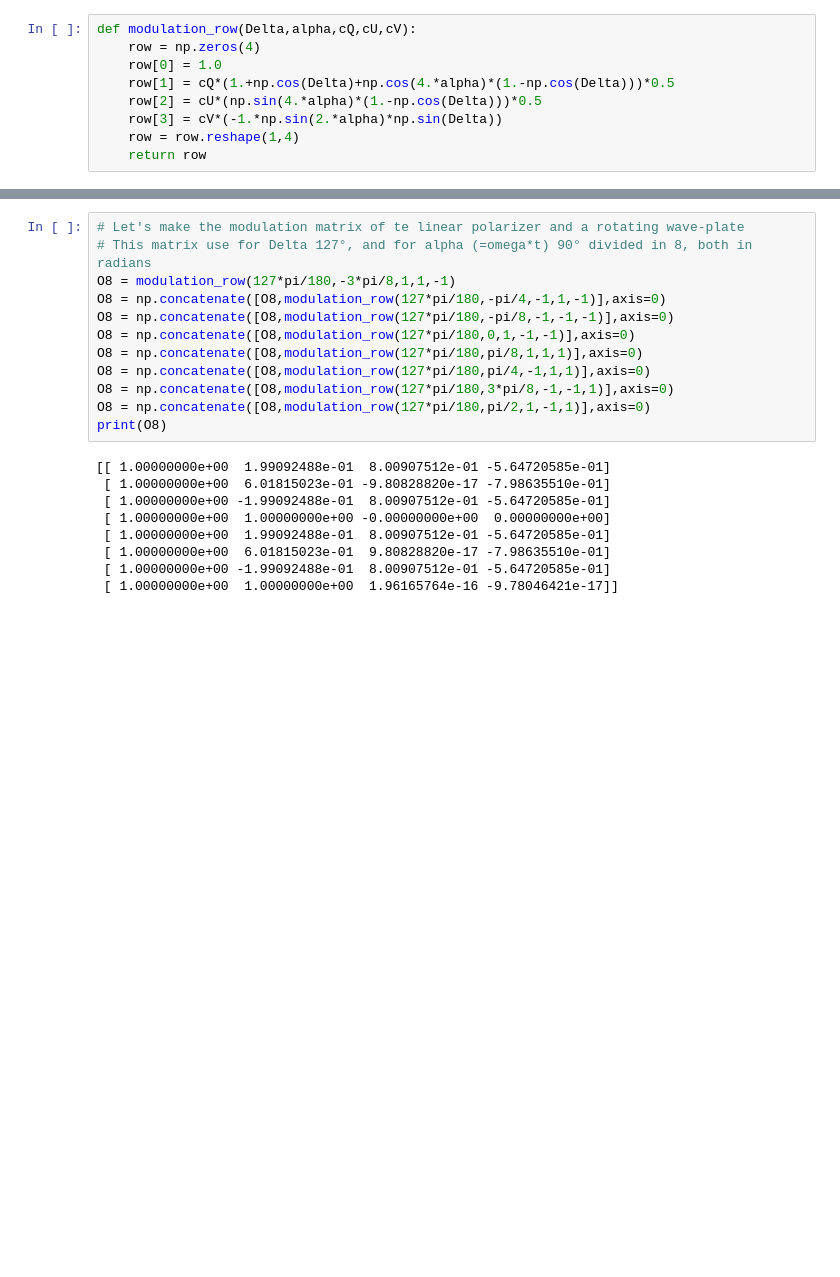
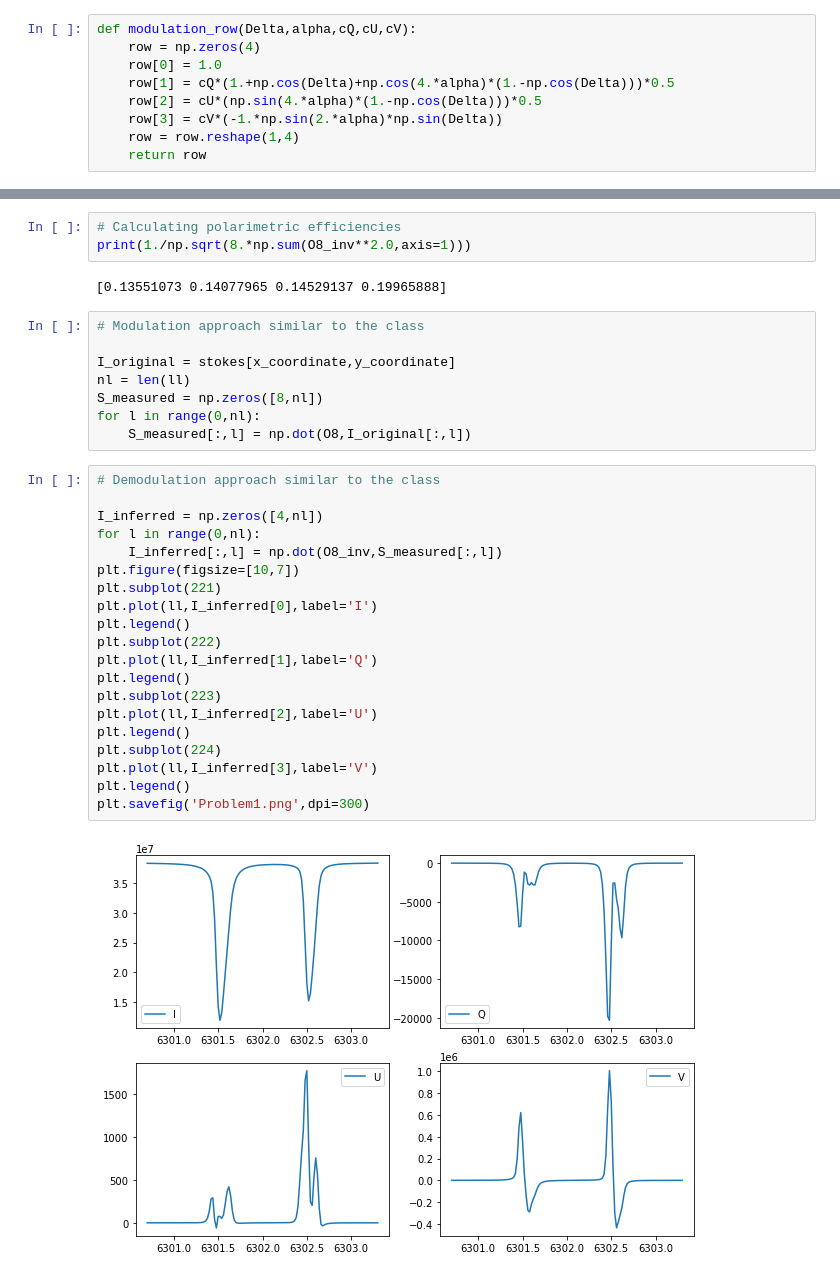
Before and after one commit to anmgomezmo/Homework-2-Solar-Astrophysics, a Jupyter notebook: Problem 1.ipynb, the cells around one changed output, grey strips where cells are left out. Cells and saved outputs as stored; diff of their text form; blank space fills up the shorter version.

Commit message:
Added images

```diff
--- a/Problem 1.ipynb
+++ b/Problem 1.ipynb
@@ -118,21 +118,35 @@ print(O8_inv)
-# %%
-# Let's make the modulation matrix of te linear polarizer and a rotating wave-plate
-# This matrix use for Delta 127°, and for alpha (=omega*t) 90° divided in 8, both in radians
-O8 = modulation_row(127*pi/180,-3*pi/8,1,1,-1)
-O8 = np.concatenate([O8,modulation_row(127*pi/180,-pi/4,-1,1,-1)],axis=0)
-O8 = np.concatenate([O8,modulation_row(127*pi/180,-pi/8,-1,-1,-1)],axis=0)
-O8 = np.concatenate([O8,modulation_row(127*pi/180,0,1,-1,-1)],axis=0)
-O8 = np.concatenate([O8,modulation_row(127*pi/180,pi/8,1,1,1)],axis=0)
-O8 = np.concatenate([O8,modulation_row(127*pi/180,pi/4,-1,1,1)],axis=0)
-O8 = np.concatenate([O8,modulation_row(127*pi/180,3*pi/8,-1,-1,1)],axis=0)
-O8 = np.concatenate([O8,modulation_row(127*pi/180,pi/2,1,-1,1)],axis=0)
-print(O8)
-# %% [output]
-[[ 1.00000000e+00  1.99092488e-01  8.00907512e-01 -5.64720585e-01]
- [ 1.00000000e+00  6.01815023e-01 -9.80828820e-17 -7.98635510e-01]
- [ 1.00000000e+00 -1.99092488e-01  8.00907512e-01 -5.64720585e-01]
- [ 1.00000000e+00  1.00000000e+00 -0.00000000e+00  0.00000000e+00]
- [ 1.00000000e+00  1.99092488e-01  8.00907512e-01 -5.64720585e-01]
- [ 1.00000000e+00  6.01815023e-01  9.80828820e-17 -7.98635510e-01]
- [ 1.00000000e+00 -1.99092488e-01  8.00907512e-01 -5.64720585e-01]
- [ 1.00000000e+00  1.00000000e+00  1.96165764e-16 -9.78046421e-17]]
+# %%
+# Calculating polarimetric efficiencies
+print(1./np.sqrt(8.*np.sum(O8_inv**2.0,axis=1)))
+# %% [output]
+[0.13551073 0.14077965 0.14529137 0.19965888]
+# %%
+# Modulation approach similar to the class
+
+I_original = stokes[x_coordinate,y_coordinate]
+nl = len(ll)
+S_measured = np.zeros([8,nl])
+for l in range(0,nl):
+    S_measured[:,l] = np.dot(O8,I_original[:,l])
+# %%
+# Demodulation approach similar to the class
+
+I_inferred = np.zeros([4,nl])
+for l in range(0,nl):
+    I_inferred[:,l] = np.dot(O8_inv,S_measured[:,l])
+plt.figure(figsize=[10,7])
+plt.subplot(221)
+plt.plot(ll,I_inferred[0],label='I')
+plt.legend()
+plt.subplot(222)
+plt.plot(ll,I_inferred[1],label='Q')
+plt.legend()
+plt.subplot(223)
+plt.plot(ll,I_inferred[2],label='U')
+plt.legend()
+plt.subplot(224)
+plt.plot(ll,I_inferred[3],label='V')
+plt.legend()
+plt.savefig('Problem1.png',dpi=300)
+# %% [output]
+[figure, added]
```
Also changed, not shown: parts of 3 cells of this notebook, 5 other files.
